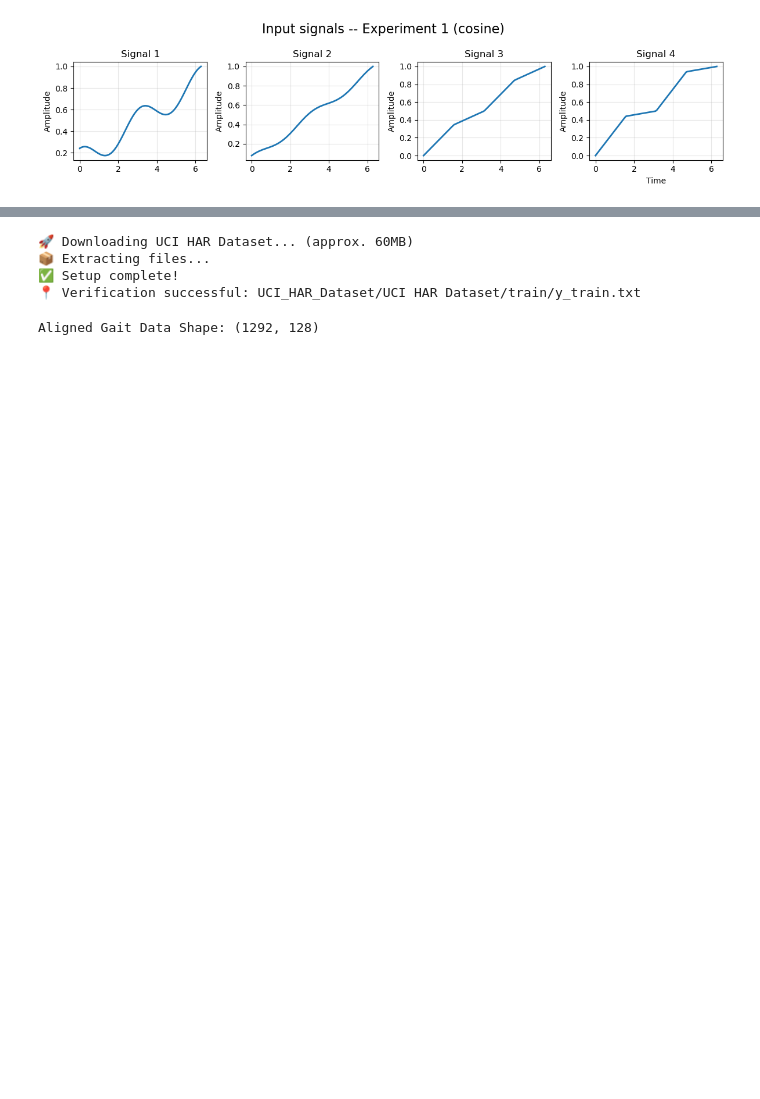
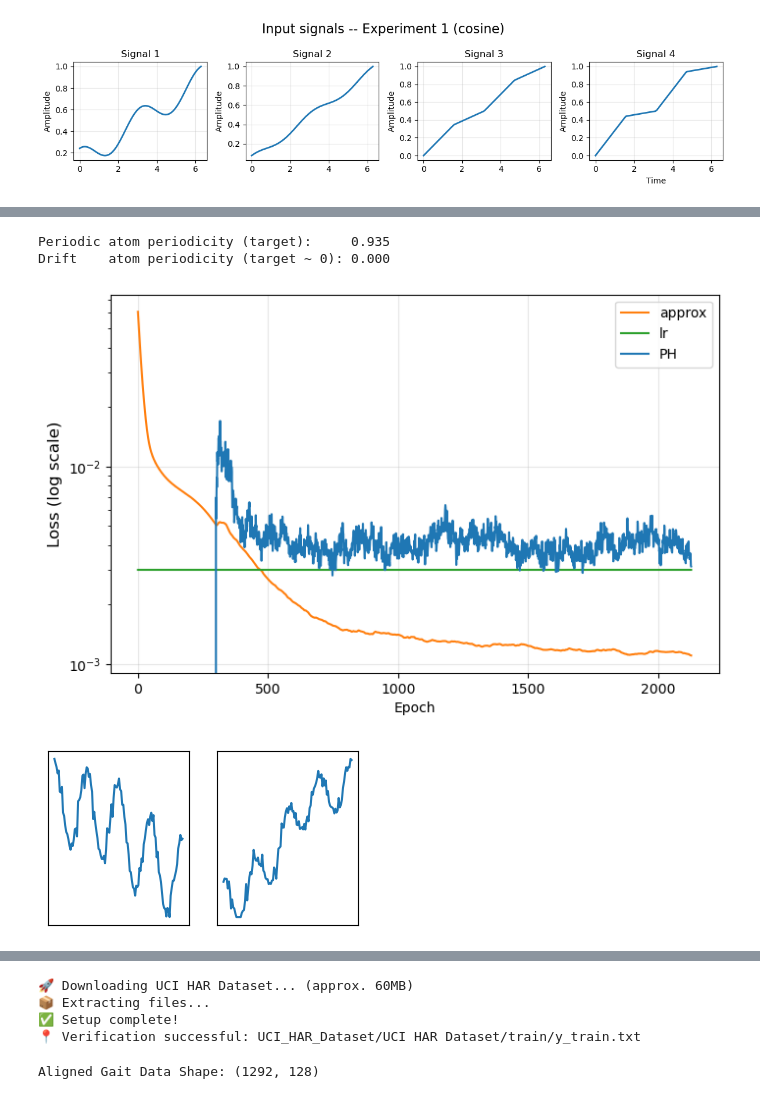
Before and after one commit to shizuo-kaji/TopNMF, a Jupyter notebook: notebook/1DSignal.ipynb, the cells around one changed output, grey strips where cells are left out. Saved outputs shown, nothing was run; the diff lists cells and outputs as text; code cells hidden in the pictures; blank space fills up the shorter version.

```diff
--- a/notebook/1DSignal.ipynb
+++ b/notebook/1DSignal.ipynb
@@ -269,0 +367,61 @@ plt.show()
+# %%
+n_components_A1 = 2
+embedding_dim_A1 = 3
+# tau chosen so the (dim+1)-point delay embedding spans roughly one cosine
+# period (T / n_periods samples) -> traces one clean closed loop.
+period_A1 = T // n_periods_A1
+tau_A1 = max(1, period_A1 // (embedding_dim_A1 + 1))
+
+target_periodicity_A1 = compute_periodicity_score(
+    atom_periodic_A1.astype(np.float32),
+    dim=embedding_dim_A1 + 1,
+    tau=tau_A1,
+)
+drift_periodicity_A1 = compute_periodicity_score(
+    atom_drift1_A1.astype(np.float32),
+    dim=embedding_dim_A1 + 1,
+    tau=tau_A1,
+)
+print(f"Periodic atom periodicity (target):     {target_periodicity_A1:.3f}")
+print(f"Drift    atom periodicity (target ~ 0): {drift_periodicity_A1:.3f}")
+
+model_A1 = TopologicalNMF(
+    n_components=n_components_A1,
+    device=device,
+    random_state=42,
+    use_embedding=True,
+)
+monitor_A1 = FitMonitor(
+    show=["loss", "basis"],
+    interval=200,
+    grid=(1, n_components_A1),
+)
+model_A1.fit(
+    X_A1,
+    n_iterations=2500,
+    lr=0.003,
+    weight_decay=0.01,
+    lambda_apx=1.0,
+    lambda_top=0.3,
+    target_periodicity=[1, None],
+    embedding_dim=embedding_dim_A1,
+    tau=tau_A1,
+    init_method="nndsvda",
+    scheduler_cls=None,
+    start_epoch_topological=300,
+    verbose=False,
+    monitor=monitor_A1,
+)
+plt.close("all")
+
+V_top_A1 = model_A1.get_components()
+W_top_A1 = model_A1.transform(X_A1)
+
+nmf_A1 = NMF(n_components=n_components_A1, init="nndsvda", random_state=0, max_iter=10000)
+W_nmf_A1 = nmf_A1.fit_transform(X_A1)
+V_nmf_A1 = nmf_A1.components_
+# %% [output]
+Periodic atom periodicity (target):     0.935
+Drift    atom periodicity (target ~ 0): 0.000
+[figure, added]
+[figure, added]
```
Also changed, not shown: parts of 39 cells of this notebook, 4 other files.
